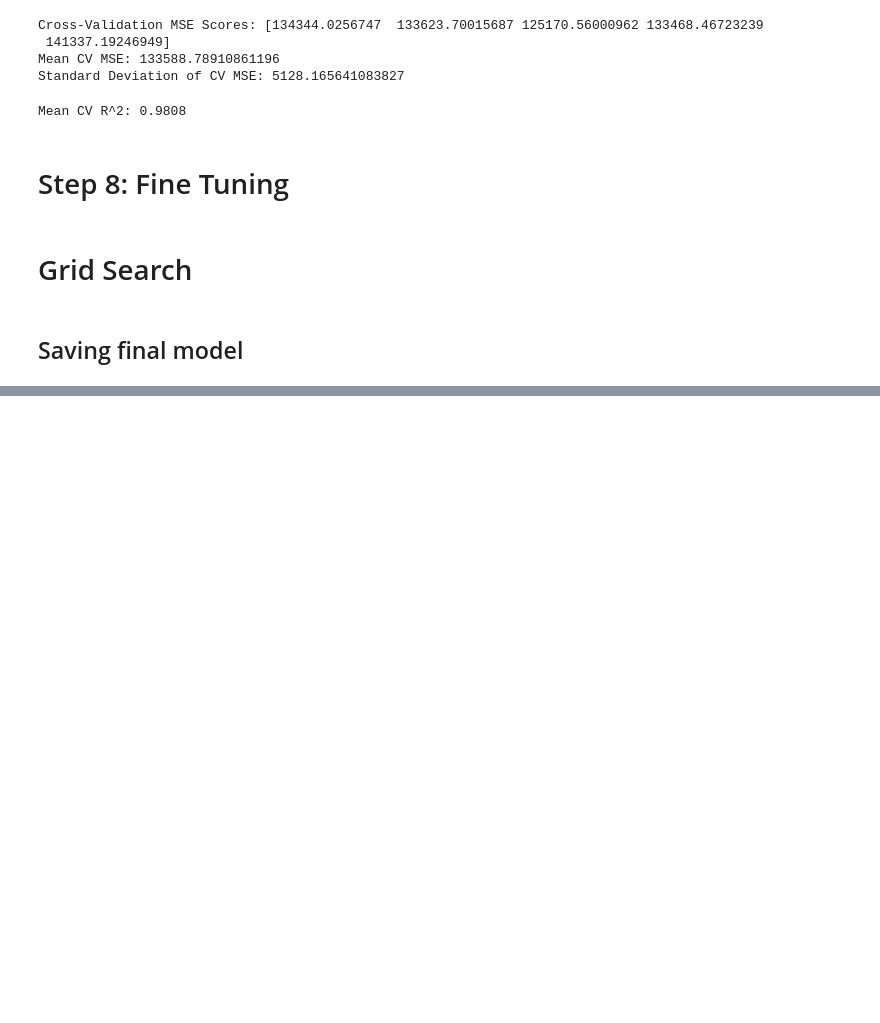
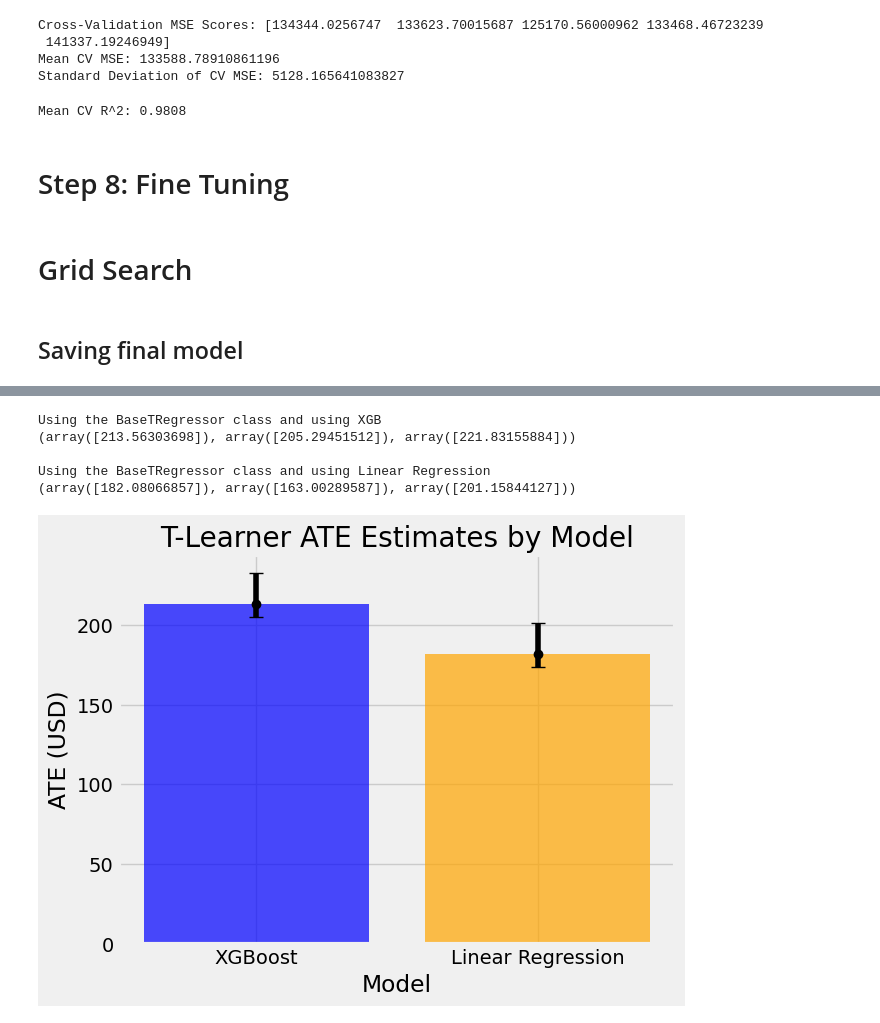
Before and after one commit to Yashsethi24/Regression-diamond-prices, a Jupyter notebook: End_to_End_ML_project.ipynb, the cells around one changed output, grey strips where cells are left out. Cells and saved outputs as stored; diff of their text form; code cells hidden in the pictures; blank space fills up the shorter version.

```diff
--- a/End_to_End_ML_project.ipynb
+++ b/End_to_End_ML_project.ipynb
@@ -954,0 +1215,36 @@ print(f"Model saved to {model_filename}")
+# %%
+# Calling the Base Learner class and feeding in XGB
+learner_t = BaseTRegressor(learner=XGBRegressor())
+ate_t = learner_t.estimate_ate(X=X, treatment=treatment, y=y)
+print('\nUsing the BaseTRegressor class and using XGB')
+print(ate_t)
+
+# Calling the Base Learner class and feeding in LinearRegression
+learner_t = BaseTRegressor(learner=LinearRegression())
+ate_t = learner_t.estimate_ate(X=X, treatment=treatment, y=y)
+print('\nUsing the BaseTRegressor class and using Linear Regression')
+print(ate_t)
+# %% [output]
+Using the BaseTRegressor class and using XGB
+(array([213.56303698]), array([205.29451512]), array([221.83155884]))
+
+Using the BaseTRegressor class and using Linear Regression
+(array([182.08066857]), array([163.00289587]), array([201.15844127]))
+# %%
+import matplotlib.pyplot as plt
+
+models = ['XGBoost', 'Linear Regression']
+ate_estimates = [213.56, 182.08]
+lower_bounds = [205.29, 163.00]
+upper_bounds = [221.83, 201.16]
+
+plt.bar(models, ate_estimates, color=['blue', 'orange'], alpha=0.7, capsize=5)
+plt.errorbar(models, ate_estimates,
+             yerr=[(ate - lb, ub - ate) for ate, lb, ub in zip(ate_estimates, lower_bounds, upper_bounds)],
+             fmt='o', color='black', capsize=5)
+plt.title('T-Learner ATE Estimates by Model')
+plt.ylabel('ATE (USD)')
+plt.xlabel('Model')
+plt.show()
+# %% [output]
+[figure, added]
```
Also changed, not shown: parts of 56 cells of this notebook.
